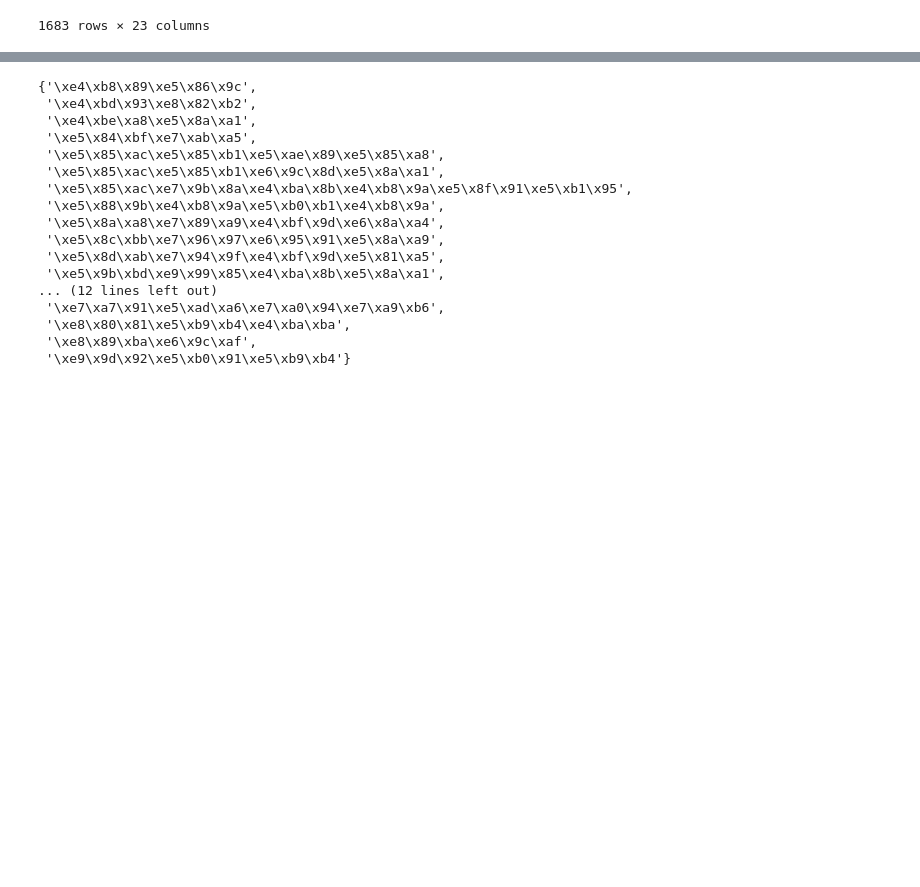
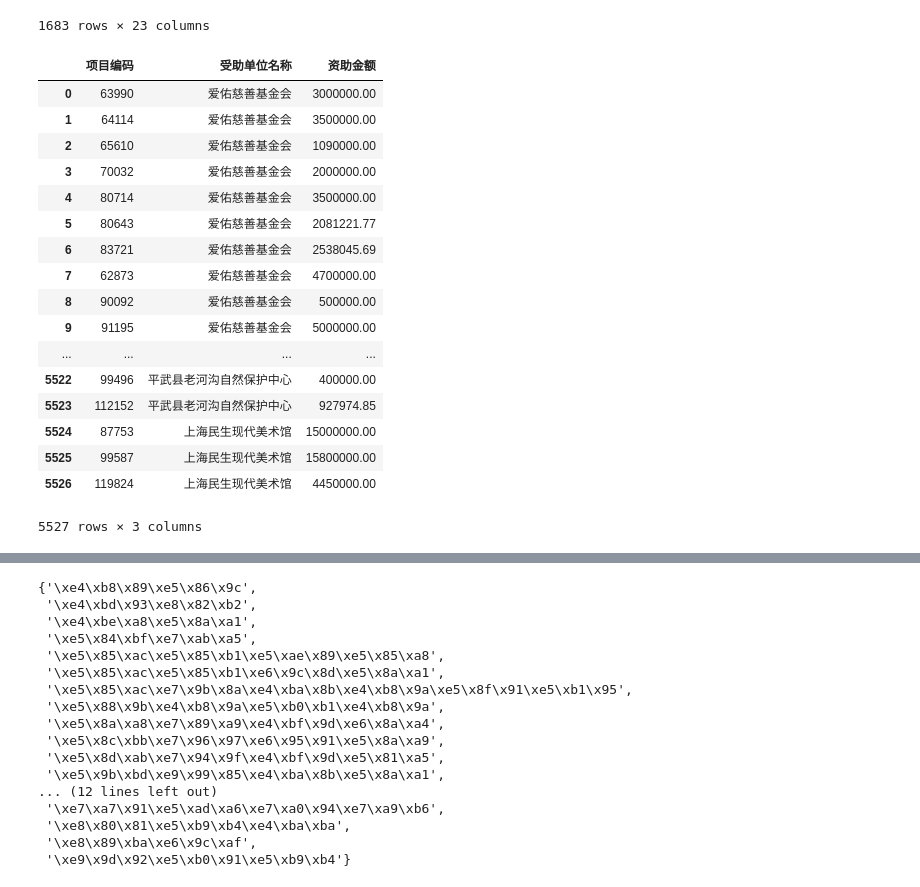
Before and after one commit to khuangaf/soicalHack, a Jupyter notebook: data_preprocess.ipynb, the cells around one changed output, grey strips where cells are left out. Saved outputs shown, nothing was run; the diff lists cells and outputs as text; code cells hidden in the pictures; blank space fills up the shorter version.

```diff
--- a/data_preprocess.ipynb
+++ b/data_preprocess.ipynb
@@ -47,3 +47,25 @@ fina_df
 | 1681 | 北京永青农村发展基金会 | 2015 | 2.008428e+06 | 1.795513e+07 | 1.794625e+07 | 0.00 | 0.00 | 0.00 | 8880.06 | 1.745141e+07 | ... | ... |
 | 1682 | 北京利星行慈善基金会 | 2015 | 1.288161e+07 | 2.419315e+06 | 2.255887e+06 | 0.00 | 0.00 | 0.00 | 163427.52 | 1.504350e+06 | ... | ... |
 1683 rows × 23 columns
+# %%
+invest_df = pd.read_csv('Data/invest_info.csv')
+invest_df
+# %% [output]
+|  | 项目编码 | 受助单位名称 | 资助金额 |
+| 0 | 63990 | 爱佑慈善基金会 | 3000000.00 |
+| 1 | 64114 | 爱佑慈善基金会 | 3500000.00 |
+| 2 | 65610 | 爱佑慈善基金会 | 1090000.00 |
+| 3 | 70032 | 爱佑慈善基金会 | 2000000.00 |
+| 4 | 80714 | 爱佑慈善基金会 | 3500000.00 |
+| 5 | 80643 | 爱佑慈善基金会 | 2081221.77 |
+| 6 | 83721 | 爱佑慈善基金会 | 2538045.69 |
+| 7 | 62873 | 爱佑慈善基金会 | 4700000.00 |
+| 8 | 90092 | 爱佑慈善基金会 | 500000.00 |
+| 9 | 91195 | 爱佑慈善基金会 | 5000000.00 |
+| ... | ... | ... | ... |
+| 5522 | 99496 | 平武县老河沟自然保护中心 | 400000.00 |
+| 5523 | 112152 | 平武县老河沟自然保护中心 | 927974.85 |
+| 5524 | 87753 | 上海民生现代美术馆 | 15000000.00 |
+| 5525 | 99587 | 上海民生现代美术馆 | 15800000.00 |
+| 5526 | 119824 | 上海民生现代美术馆 | 4450000.00 |
+5527 rows × 3 columns
```
Also changed, not shown: parts of 5 cells of this notebook.
